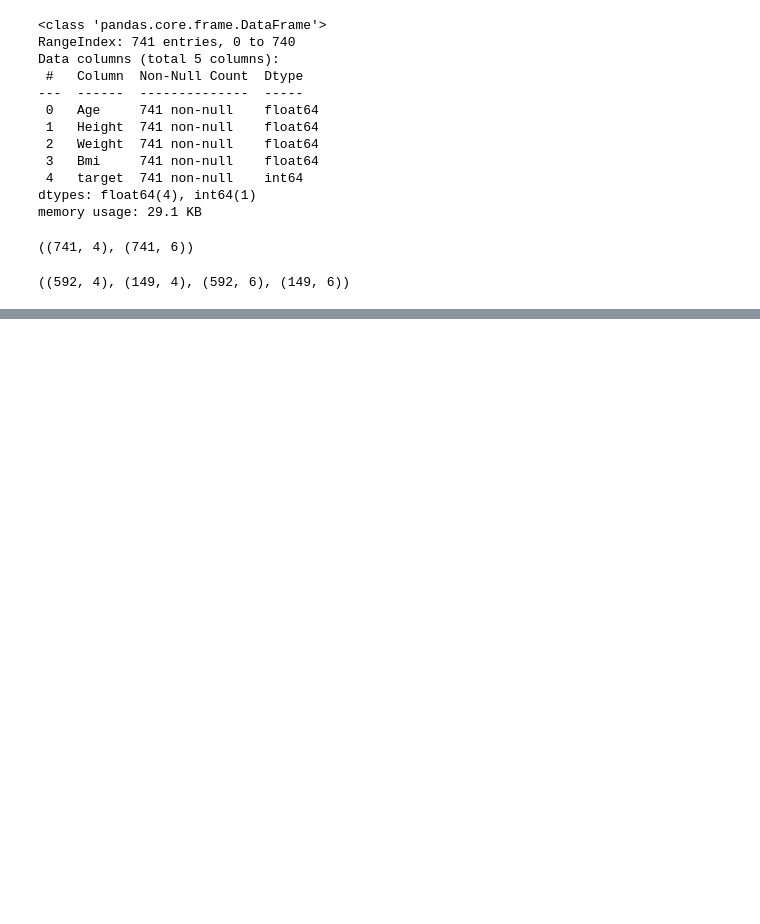
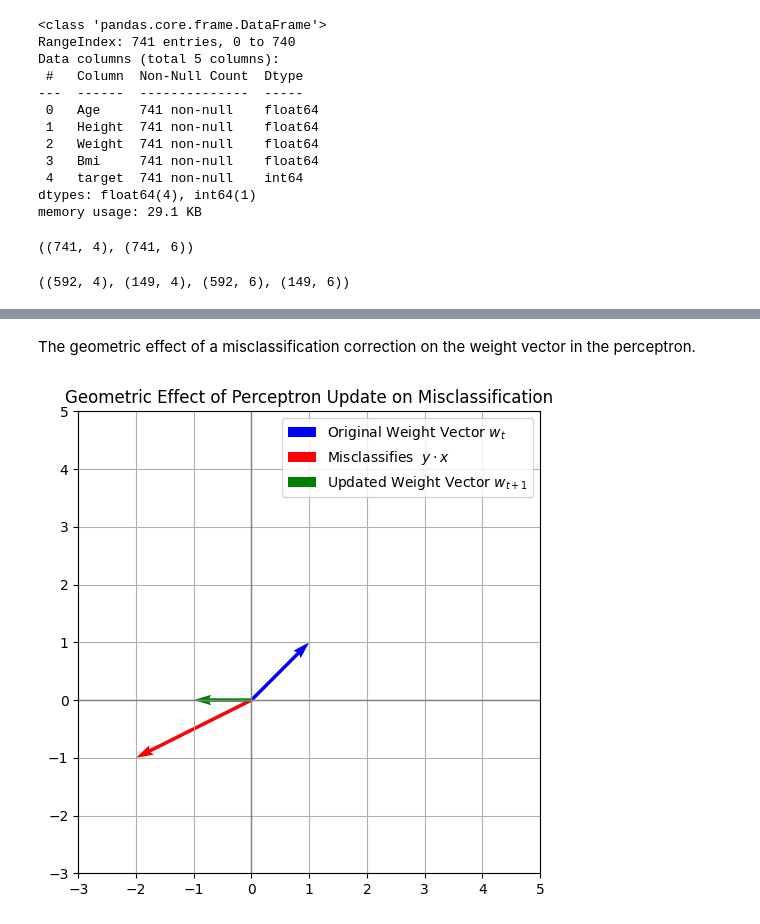
Before and after one commit to jenishit/NeuralNetwork, a Jupyter notebook: Multilayer_Perceptron_Iris_Dataset.ipynb, the cells around one changed output, grey strips where cells are left out. Drawn from its saved outputs; the diff is of its cells as text; code cells hidden in the pictures; blank space fills up the shorter version.

```diff
--- a/Multilayer_Perceptron_Iris_Dataset.ipynb
+++ b/Multilayer_Perceptron_Iris_Dataset.ipynb
@@ -175,0 +456,39 @@ Best model test accuracy: 99.33%
+# %% [markdown]
+The geometric effect of a misclassification correction on the weight vector in the perceptron.
+# %%
+import numpy as np
+import matplotlib.pyplot as plt
+
+#Misclassified data points (xi, yi)
+x = np.array([2, 1])
+y = -1 #true label
+
+#Initial weight vector
+w = np.array([1, 1])
+
+#Weight update rule
+w_new = w + y * x
+
+#Plotting
+plt.figure(figsize=(8, 6))
+plt.axhline(0, color='gray', lw=1)
+plt.axvline(0, color='gray', lw=1)
+
+#Plot original weight vector
+plt.quiver(0, 0, w[0], w[1], angles='xy', scale_units='xy', scale=1, color='blue', label='Original Weight Vector $w_t$')
+
+#Plot misclassified point (Scaled for visualization)
+plt.quiver(0, 0, y * x[0], y * x[1], angles='xy', scale_units='xy', scale=1, color='red', label='Misclassifies  $y \cdot x$')
+
+#Plot updated-weight vector
+plt.quiver(0, 0, w_new[0], w_new[1], angles='xy', scale_units='xy', scale=1, color='green', label='Updated Weight Vector $w_{t+1}$')
+
+plt.xlim(-3, 5)
+plt.ylim(-3, 5)
+plt.grid(True)
+plt.gca().set_aspect('equal', adjustable='box')
+plt.title("Geometric Effect of Perceptron Update on Misclassification")
+plt.legend()
+plt.show()
+# %% [output]
+[figure, added]
```
Also changed, not shown: parts of 22 cells of this notebook, 2 other files.
